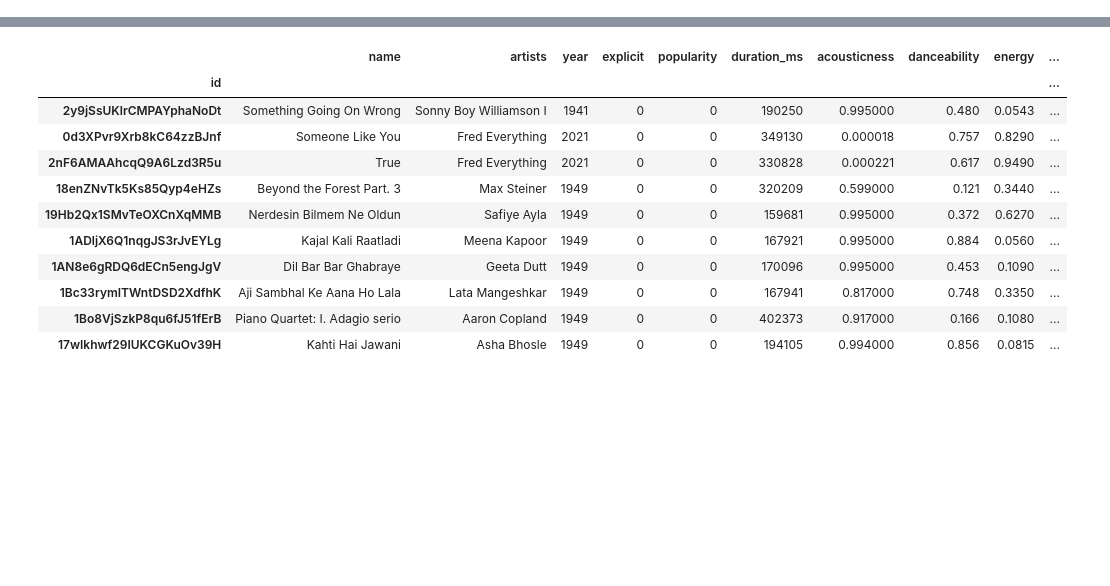
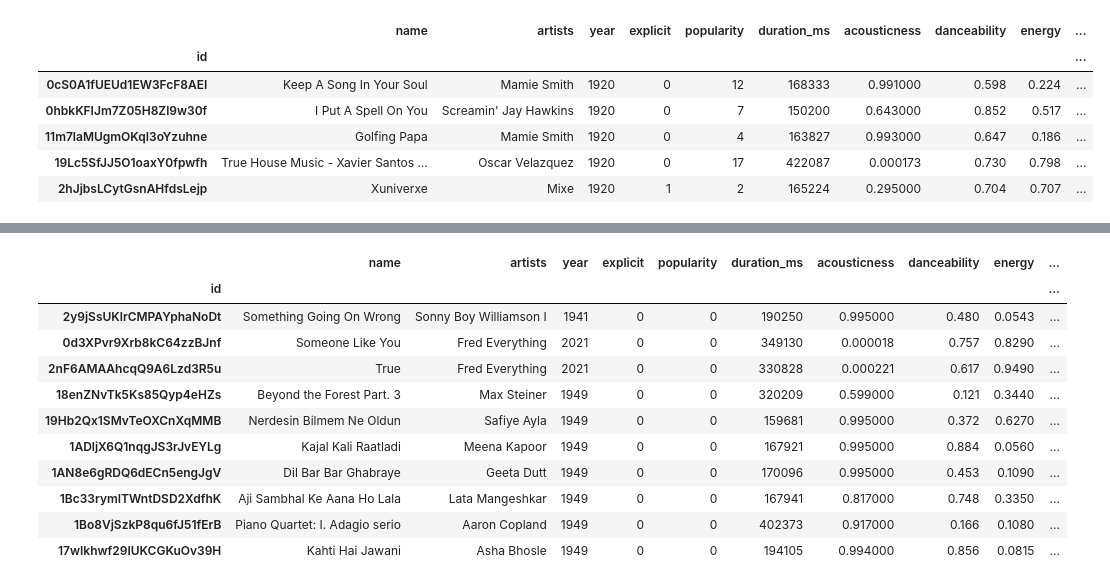
Before and after one commit to jkurt13/CapstoneThree, a Jupyter notebook: EDA.ipynb, the cells around one changed output, grey strips where cells are left out. Saved outputs shown, nothing was run; the diff lists cells and outputs as text; code cells hidden in the pictures; blank space fills up the shorter version.

```diff
--- a/EDA.ipynb
+++ b/EDA.ipynb
@@ -47,6 +47,15 @@ def hypo_test(column, diff):
     return (len(pos_extreme), len(neg_extreme))
 # %%
 songs_df = pd.read_csv('Data/songs_w_genres_df.csv', index_col='id')
+songs_df.head()
+# %% [output]
+|  | name | artists | year | explicit | popularity | duration_ms | acousticness | danceability | energy | ... |
+| id |  |  |  |  |  |  |  |  |  | ... |
+| 0cS0A1fUEUd1EW3FcF8AEI | Keep A Song In Your Soul | Mamie Smith | 1920 | 0 | 12 | 168333 | 0.991000 | 0.598 | 0.224 | ... |
+| 0hbkKFIJm7Z05H8Zl9w30f | I Put A Spell On You | Screamin' Jay Hawkins | 1920 | 0 | 7 | 150200 | 0.643000 | 0.852 | 0.517 | ... |
+| 11m7laMUgmOKqI3oYzuhne | Golfing Papa | Mamie Smith | 1920 | 0 | 4 | 163827 | 0.993000 | 0.647 | 0.186 | ... |
+| 19Lc5SfJJ5O1oaxY0fpwfh | True House Music - Xavier Santos ... | Oscar Velazquez | 1920 | 0 | 17 | 422087 | 0.000173 | 0.730 | 0.798 | ... |
+| 2hJjbsLCytGsnAHfdsLejp | Xuniverxe | Mixe | 1920 | 1 | 2 | 165224 | 0.295000 | 0.704 | 0.707 | ... |
 # %%
 songs_df.info()
 # %% [output]
```
Also changed, not shown: parts of 18 cells of this notebook, 2 other files.
